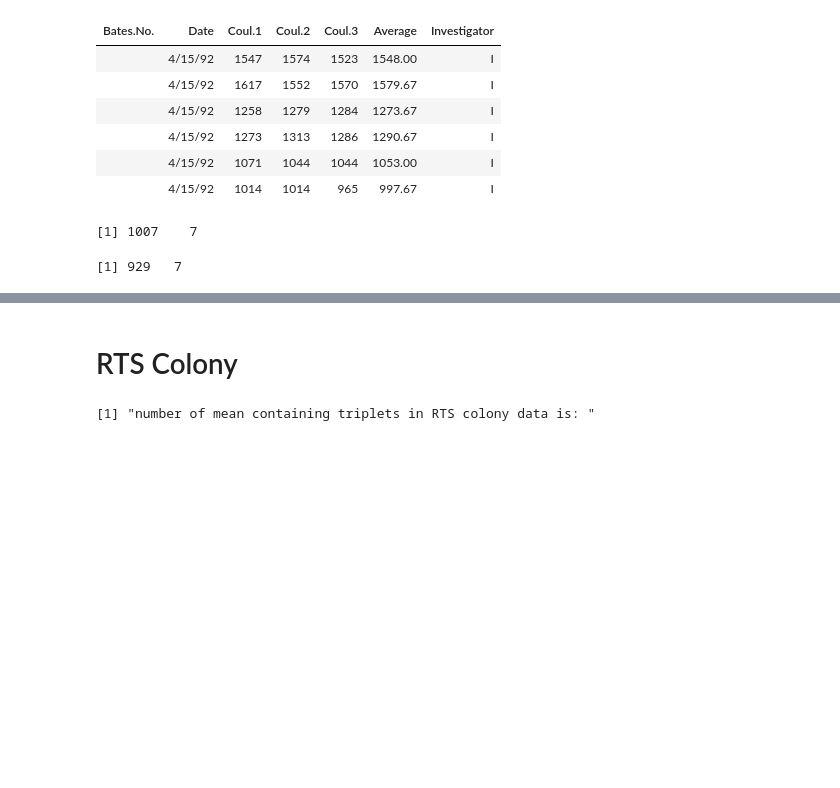
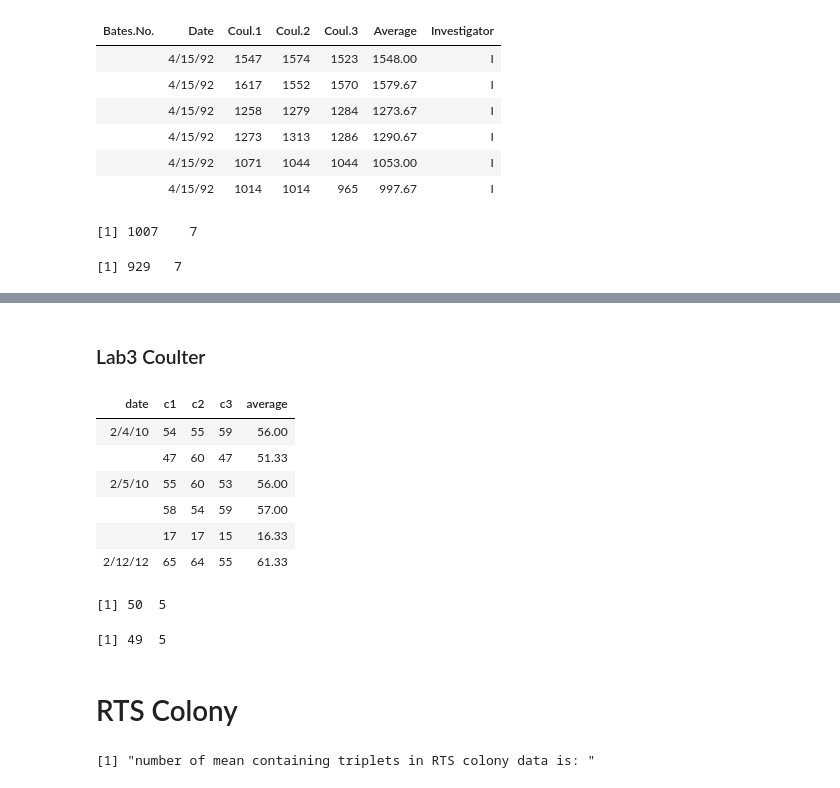
Before and after one commit to standard-aaron/reproduce_sor_2016, a Jupyter notebook: reproduce/Hypothesis Test 2.ipynb, the cells around one changed output, grey strips where cells are left out. Saved outputs shown, nothing was run; the diff lists cells and outputs as text; code cells hidden in the pictures; blank space fills up the shorter version.

```diff
--- a/reproduce/Hypothesis Test 2.ipynb
+++ b/reproduce/Hypothesis Test 2.ipynb
@@ -90,3 +150,26 @@ dim(others.coulter)
+# %% [markdown]
+### Lab3 Coulter
+# %%
+Lab3.coulter <- read.csv(paste0(wdir,"Outside Lab 3.Colony Counts.2.4.10-5.21.csv"),header=T,skip=1)
+head(Lab3.coulter)
+dim(Lab3.coulter)
+# %% [output]
+| date | c1 | c2 | c3 | average |
+| 2/4/10 | 54 | 55 | 59 | 56.00 |
+|  | 47 | 60 | 47 | 51.33 |
+| 2/5/10 | 55 | 60 | 53 | 56.00 |
+|  | 58 | 54 | 59 | 57.00 |
+|  | 17 | 17 | 15 | 16.33 |
+| 2/12/12 | 65 | 64 | 55 | 61.33 |
+[1] 50  5
+# %%
+idx1 = which(apply(Lab3.coulter[,2:4],1,function(x) any(is.na(x))))
+idx2 = which(apply(Lab3.coulter[,2:4],1,function(x) (max(x) - min(x)) < 2 ))
+idx = unique(c(idx1, idx2))
+Lab3.coulter = Lab3.coulter[-idx, ]
+dim(Lab3.coulter)
+# %% [output]
+[1] 49  5
 # %% [markdown]
 # RTS Colony
 # %%
```
Also changed, not shown: parts of 21 cells of this notebook, 3 other files.
